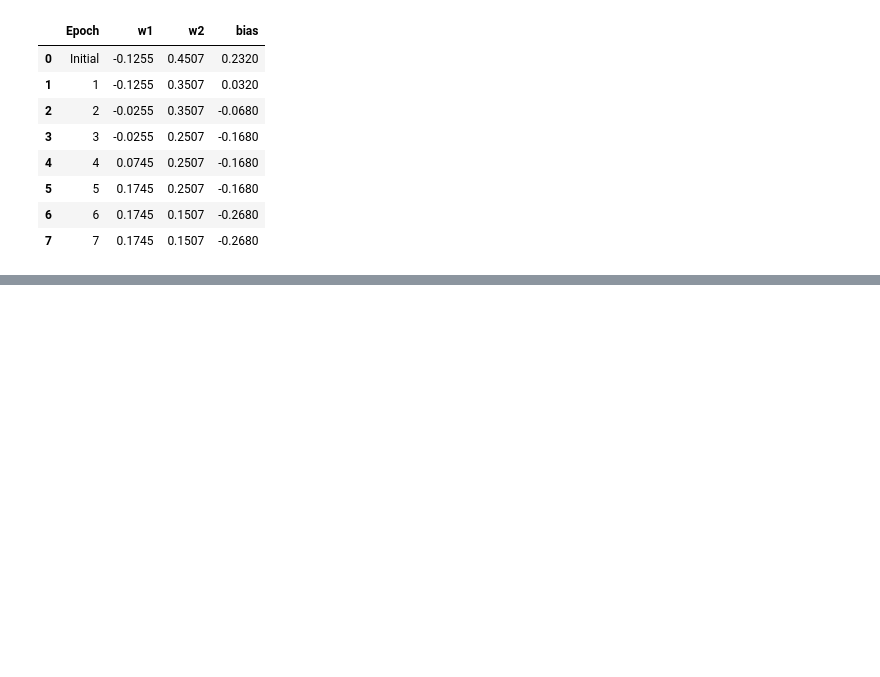
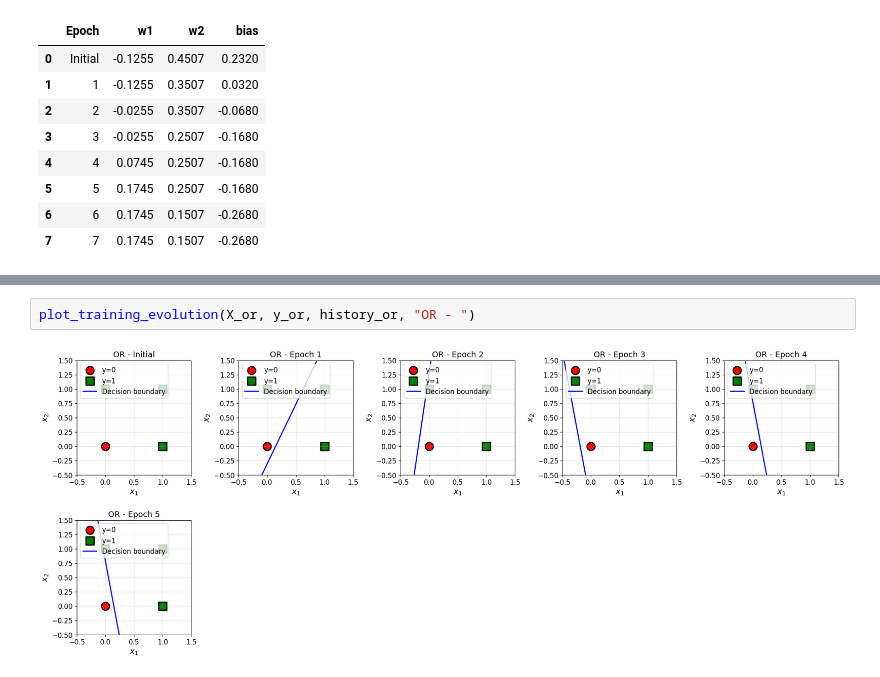
Before and after one commit to G00394925/Artificial-Intelligence-G00394925, a Jupyter notebook: Lab 1/lab1.ipynb, the cells around one changed output, grey strips where cells are left out. Saved outputs shown, nothing was run; the diff lists cells and outputs as text; blank space fills up the shorter version.

```diff
--- a/Lab 1/lab1.ipynb
+++ b/Lab 1/lab1.ipynb
@@ -348,0 +431,4 @@ AND - Weight History Table:
+# %%
+plot_training_evolution(X_or, y_or, history_or, "OR - ")
+# %% [output]
+[figure, added]
```
Also changed, not shown: parts of 8 cells of this notebook.
